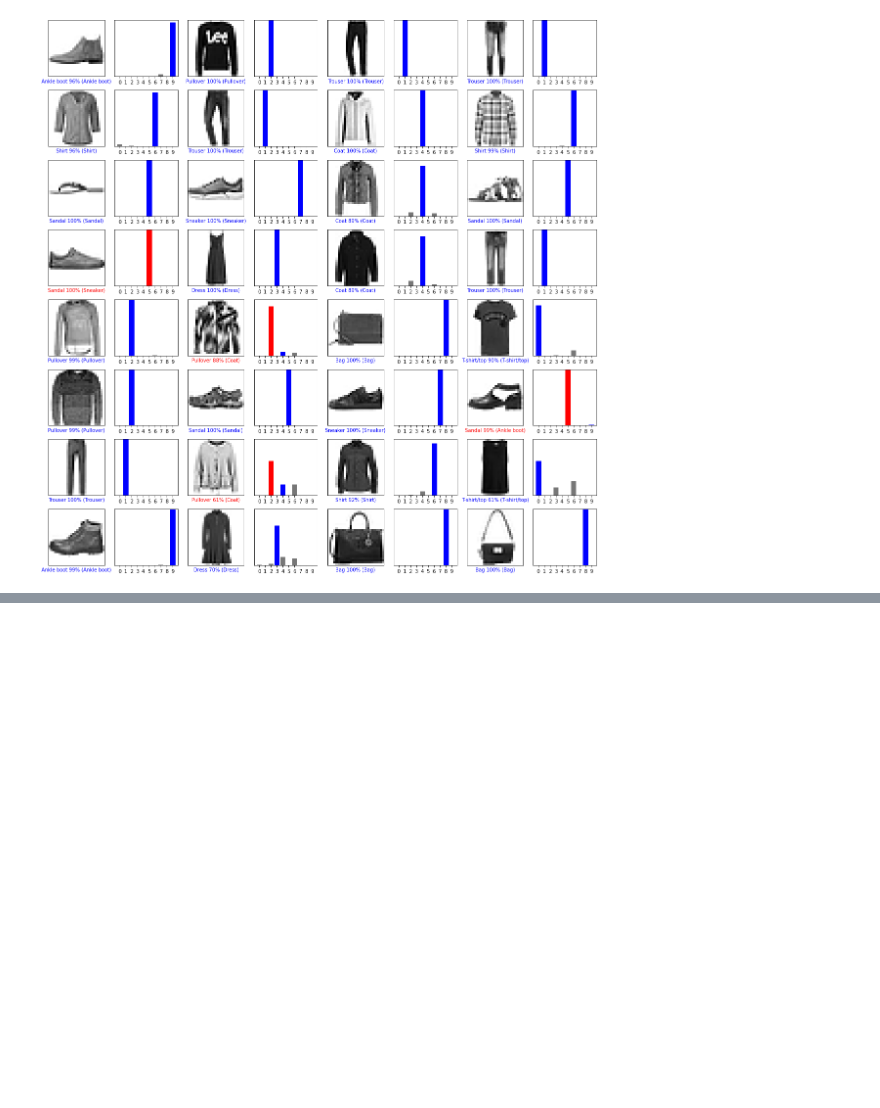
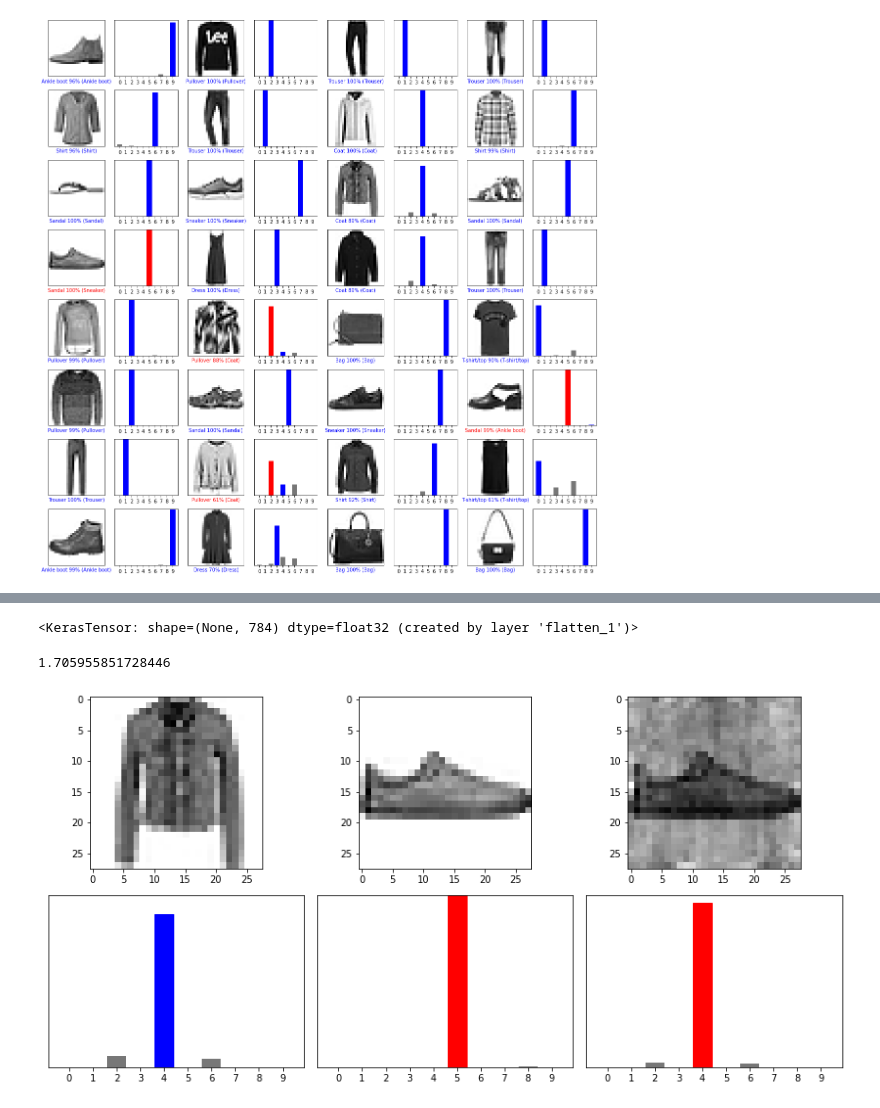
Before and after one commit to WileyCorning/CS782-poison-frogs, a Jupyter notebook: testbed.ipynb, the cells around one changed output, grey strips where cells are left out. Drawn from its saved outputs; the diff is of its cells as text; code cells hidden in the pictures; blank space fills up the shorter version.

Commit message:
Working implementation of Algorithm 1 (craft poison image)

```diff
--- a/testbed.ipynb
+++ b/testbed.ipynb
@@ -162,0 +171,3 @@ Testing image 7568
+# %%
+some_img_0 = (np.expand_dims(test_images[10],0))
+some_img_1 = (np.expand_dims(test_images[11],0))
@@ -162,0 +193,4 @@ Testing image 7568
+# %%
+model.layers[0].output
+# %% [output]
+<KerasTensor: shape=(None, 784) dtype=float32 (created by layer 'flatten_1')>
@@ -162,0 +215,40 @@ Testing image 7568
+# %%
+# Naive implementation of Algorithm 1: Poisoning Example Generation
+def algo_1(model,t_val,b_val, rate_lambda, coef_beta, n_iter):
+    x = b_val
+    for i in range(n_iter):
+        x = forward_update(model,x,t_val,rate_lambda)
+        x = backward_update(x,b_val,rate_lambda,coef_beta)
+    return x
+# %%
+# Copied from authors' code
+_beta = 0.25*(2048/float(some_img_0.shape[0]*some_img_0.shape[1]*some_img_0.shape[2]))**2
+print(_beta)
+# %% [output]
+1.705955851728446
+# %%
+def demo_algo_1(model, idx_t, idx_b, rate_lambda, coef_beta, n_iter):
+    img_t = test_images[idx_t]
+    img_b = test_images[idx_b]
+
+    img_p = algo_1(get_penultimate_layer_model(model),np.expand_dims(img_t,0),np.expand_dims(img_b,0), rate_lambda, coef_beta,n_iter)
+    img_p = np.squeeze(img_p)
+    plt.figure(figsize=(12,6))
+    plt.subplot(2,3,1)
+    plt.imshow(img_t, cmap=plt.cm.binary)
+    plt.subplot(2,3,2)
+    plt.imshow(img_b, cmap=plt.cm.binary)
+    plt.subplot(2,3,3)
+    plt.imshow(img_p, cmap=plt.cm.binary)
+    plt.subplot(2,3,4)
+    plot_value_array(idx_t, np.squeeze(probability_model.predict(np.expand_dims(img_t,0))), test_labels)
+    plt.subplot(2,3,5)
+    plot_value_array(idx_b, np.squeeze(probability_model.predict(np.expand_dims(img_b,0))), test_labels)
+    plt.subplot(2,3,6)
+    plot_value_array(idx_b, np.squeeze(probability_model.predict(np.expand_dims(img_p,0))), test_labels)
+    plt.tight_layout()
+    plt.show()
+# %%
+demo_algo_1(model,10,12,0.001,_beta,100)
+# %% [output]
+[figure, added]
```
Also changed, not shown: parts of 8 cells of this notebook.
